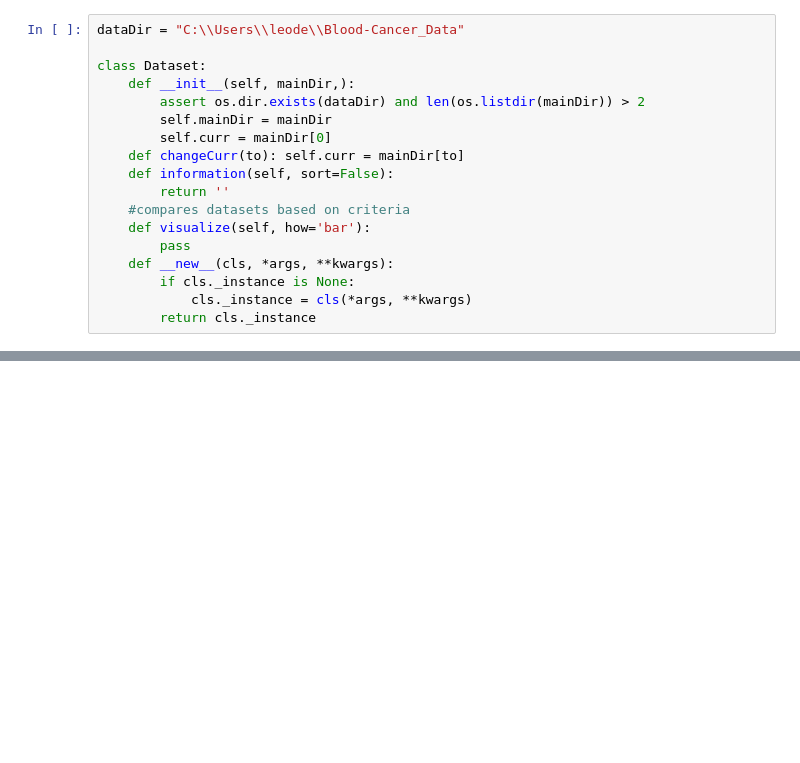
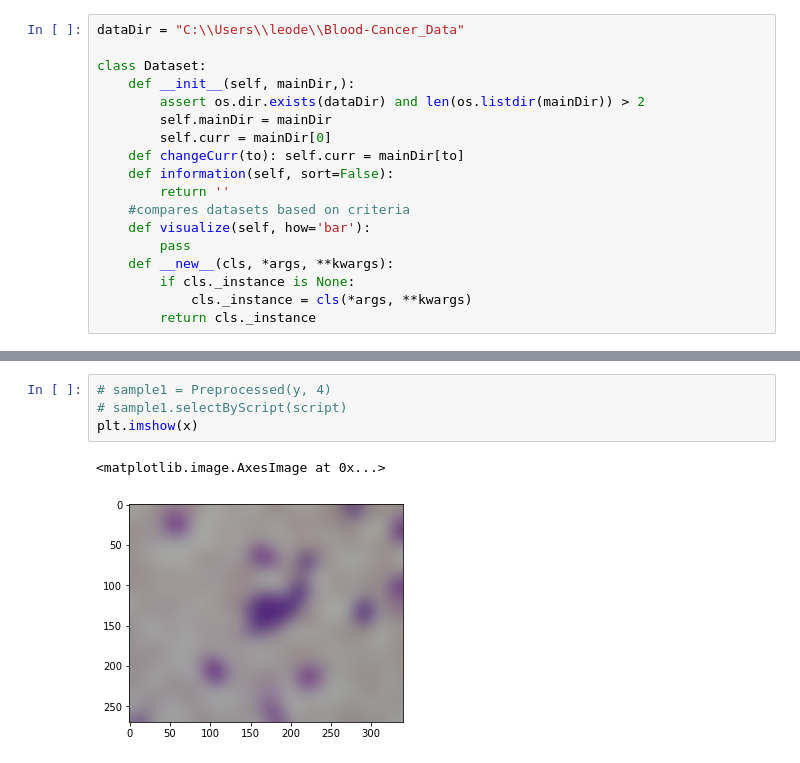
Before and after one commit to Tofudog/C-3BO_2, a Jupyter notebook: DataPreprocessing.ipynb, the cells around one changed output, grey strips where cells are left out. Saved outputs shown, nothing was run; the diff lists cells and outputs as text; blank space fills up the shorter version.

```diff
--- a/DataPreprocessing.ipynb
+++ b/DataPreprocessing.ipynb
@@ -99,0 +111,7 @@ ________________________________________________________________________________
+# %%
+# sample1 = Preprocessed(y, 4)
+# sample1.selectByScript(script)
+plt.imshow(x)
+# %% [output]
+<matplotlib.image.AxesImage at 0x...>
+[figure, added]
```
Also changed, not shown: parts of 6 cells of this notebook.
